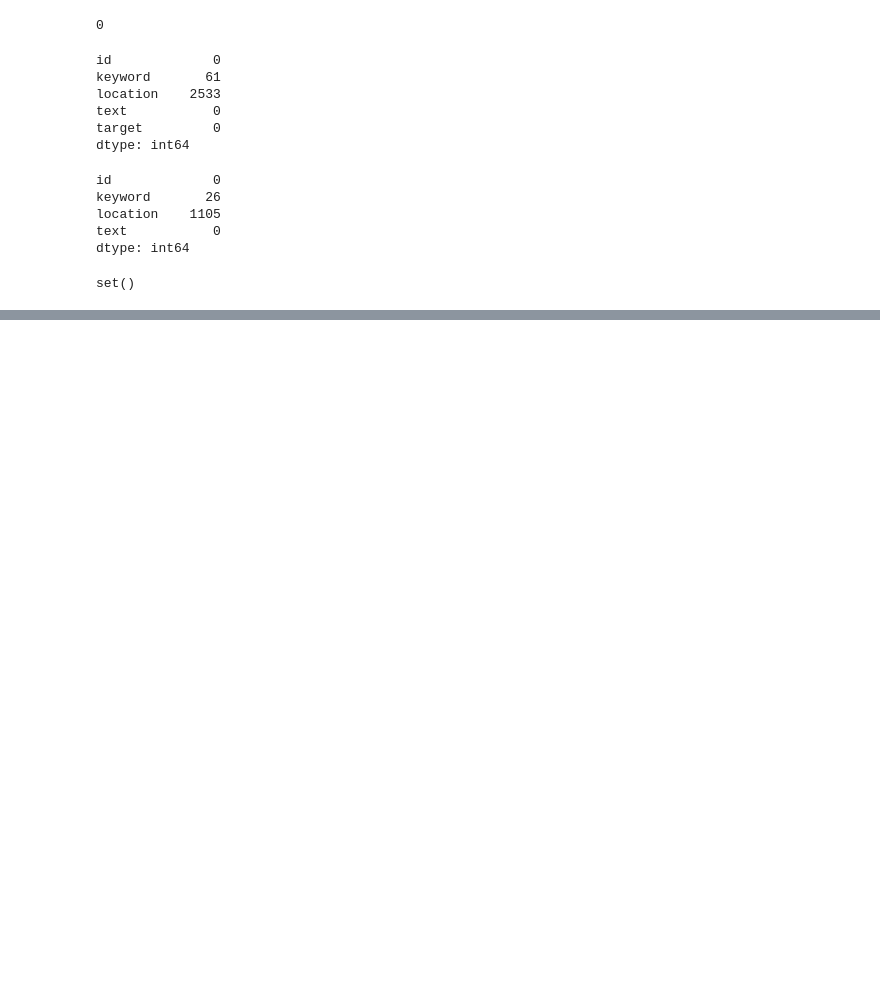
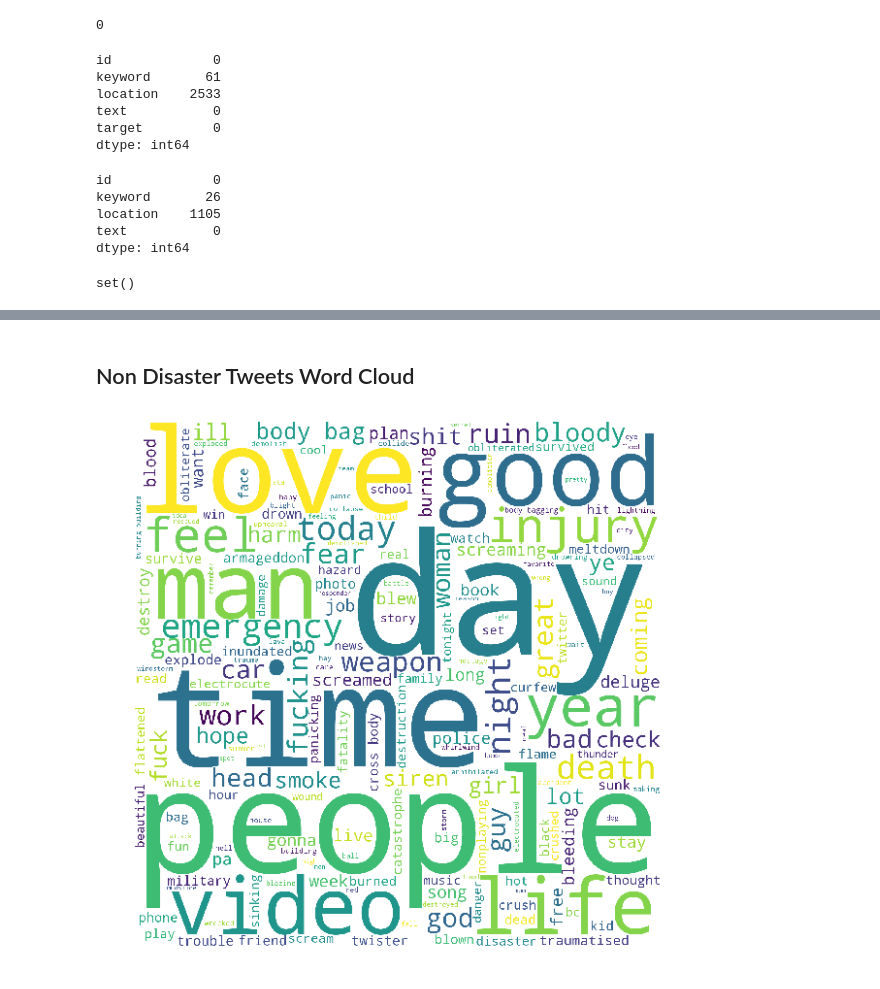
Before and after one commit to UtkarshSarswat/nlp_disaster, a Jupyter notebook: disaster_tfidf_logistic.ipynb, the cells around one changed output, grey strips where cells are left out. Saved outputs shown, nothing was run; the diff lists cells and outputs as text; code cells hidden in the pictures; blank space fills up the shorter version.

```diff
--- a/disaster_tfidf_logistic.ipynb
+++ b/disaster_tfidf_logistic.ipynb
@@ -120,3 +184,10 @@ plt.show()
+# %% [markdown]
+## Non Disaster Tweets Word Cloud
+# %%
+non_disaster_data = " ".join(train["clean_text"][(train["target"] == 0)])
+plot_word_cloud(non_disaster_data)
+# %% [output]
+[figure, added]
 # %%
 train["target"].value_counts()
 # %% [output]
```
Also changed, not shown: parts of 63 cells of this notebook.
